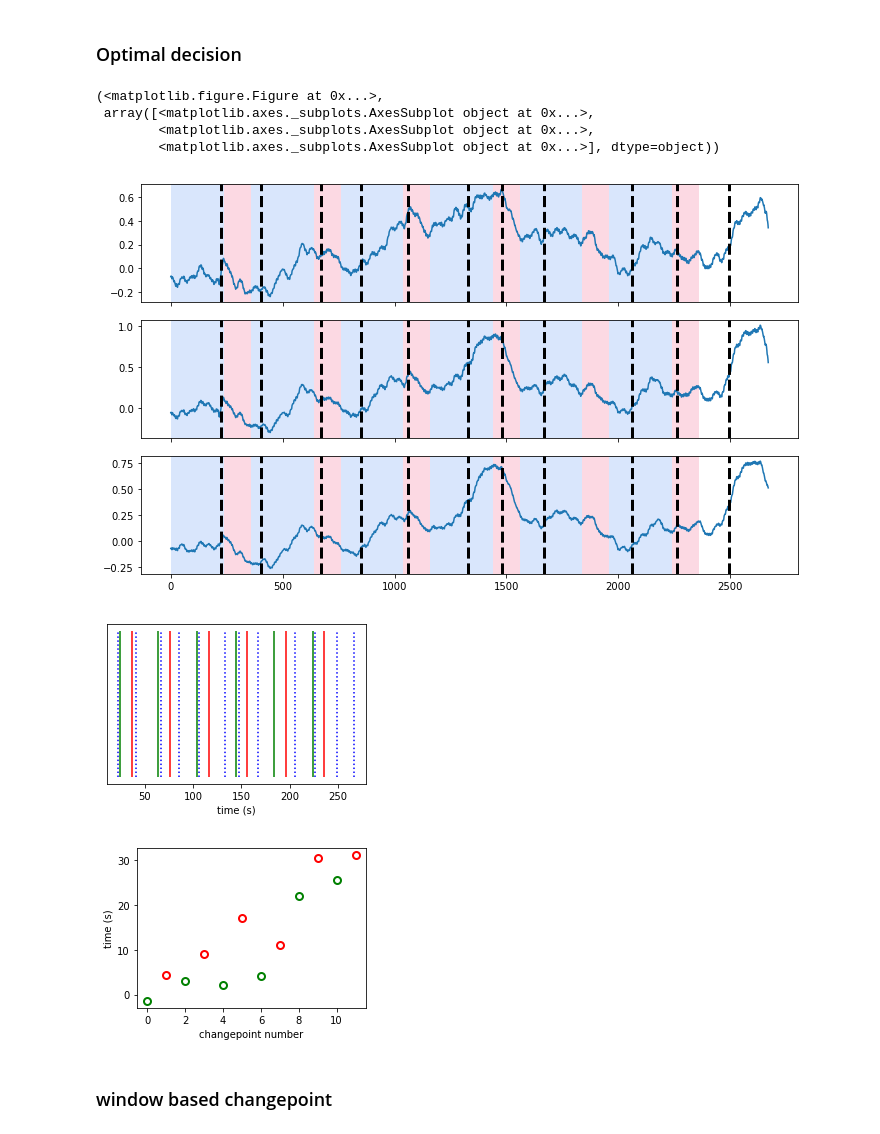
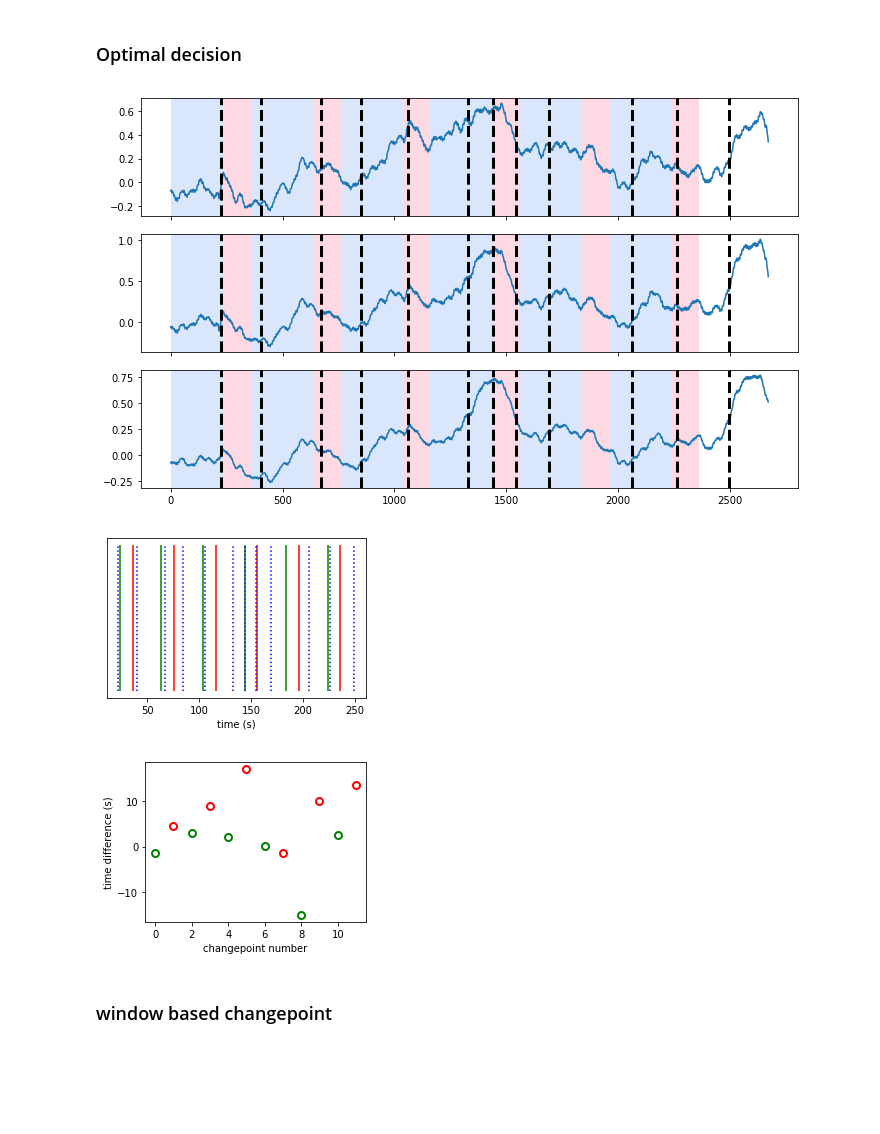
Before and after one commit to g-torr/data-driven, a Jupyter notebook: multiple_changepoint.ipynb, the cells around one changed output. Cells and saved outputs as stored; diff of their text form; code cells hidden in the pictures; blank space fills up the shorter version.

Commit message:
score on multiple changepoint

```diff
--- a/multiple_changepoint.ipynb
+++ b/multiple_changepoint.ipynb
@@ -19,11 +19,8 @@ signal=oxy[:,roi1+roi2+roi3]
 # %%
 # detection
 algo = rpt.Dynp(model="mahalanobis",min_size=10).fit(oxy[:,roi1+roi2+roi3]) #equivalent to rpt.Dynp(model="mahalanobis", params={"metric": inv(M)})
-M_result = algo.predict(n_bkps=11)
+M_result = algo.predict(n_bkps=12)
 rpt.display(oxy[:,roi1], trial,M_result)
+savetxt("optimal_mahalanobis.dat",M_result)
 # %% [output]
-(<matplotlib.figure.Figure at 0x...>,
- array([<matplotlib.axes._subplots.AxesSubplot object at 0x...>,
-        <matplotlib.axes._subplots.AxesSubplot object at 0x...>,
-        <matplotlib.axes._subplots.AxesSubplot object at 0x...>], dtype=object))
-[figure, old version]
+[figure, new version]
@@ -32,32 +27,34 @@ rpt.display(oxy[:,roi1], trial,M_result)
+# %%
+M_result=array(genfromtxt("optimal_mahalanobis.dat"))
 # %%
 figure(figsize=(4,3))
 t=arange(0,len(oxy))*0.1#it converts frame in time
 #plot(t,oxy[:,roi1+roi2+roi3],lw="0.5",alpha=0.7)
 xmin,xmax,ymin,ymax=gca().axis()
 vlines(trial[::2]*0.1,ymin,ymax,linestyles="-",color="g")#start mental operation
 vlines(trial[1::2]*0.1,ymin,ymax,linestyles="-",color="r")#start pause
-vlines(array(M_result)*0.1,ymin,ymax,linestyles=":",color="b")#change point estimate
+vlines(array(M_result[:-1])*0.1,ymin,ymax,linestyles=":",color="b")#change point estimate
 xlabel("time (s)")
 tick_params(
     axis='y',          # changes apply to the x-axis
     which='both',      # both major and minor ticks are affected
     right='off',       # ticks along the right edge are off
     left='off',         # ticks along the left edge are off
     labelleft=False) # labels along the bottom edge are off
 tight_layout()
 #savefig("./figure/multiple_changepoint.pdf")
 # %% [output]
-[figure, old version]
+[figure, new version]
 # %%
 figure(figsize=(4,3))
-plot(arange(0,len(M_result))[::2],(M_result[::2]-trial[::2])*0.1,"wo",mec="g",mew=2,ms=7)
+plot(arange(0,len(M_result))[:-1:2],(M_result[:-1:2]-trial[::2])*0.1,"wo",mec="g",mew=2,ms=7)
 plot(arange(0,len(M_result))[1::2],(M_result[1::2]-trial[1::2])*0.1,"wo",mec="r",mew=2,ms=7)
 xlabel("changepoint number")
-ylabel("time (s)")
+ylabel("time difference (s)")
 tight_layout()
 #savefig("./figure/delay.pdf")
 # %% [output]
-[figure, old version]
+[figure, new version]
 # %% [markdown]
 ### window based changepoint
 # %%
```
Also changed, not shown: parts of 9 cells of this notebook, 6 other files.
